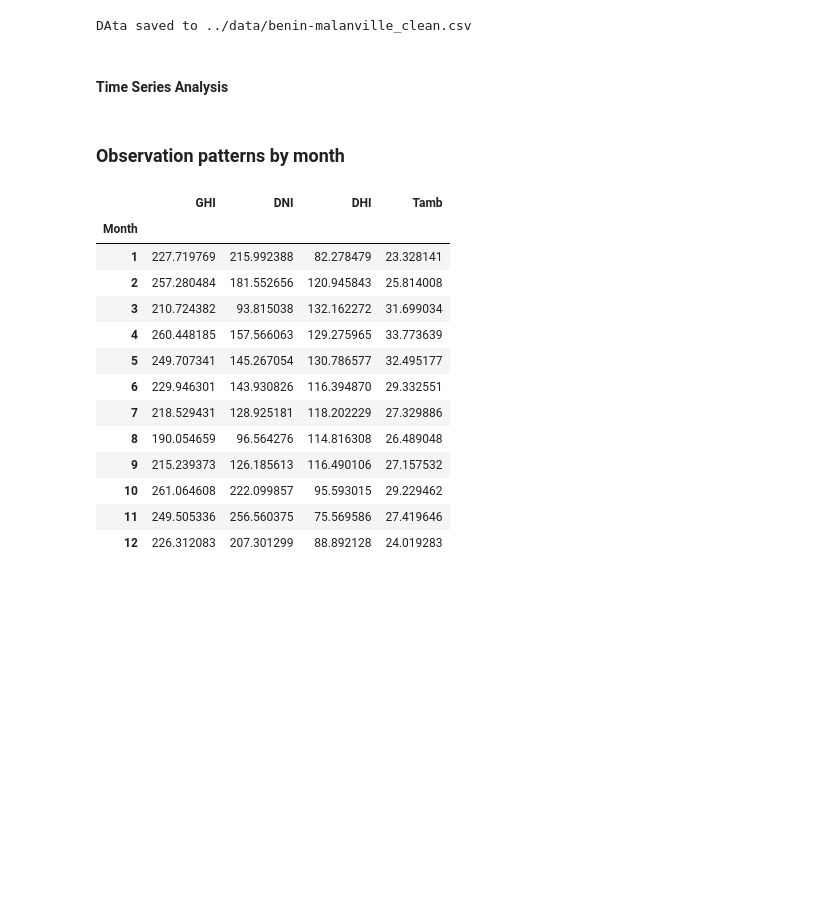
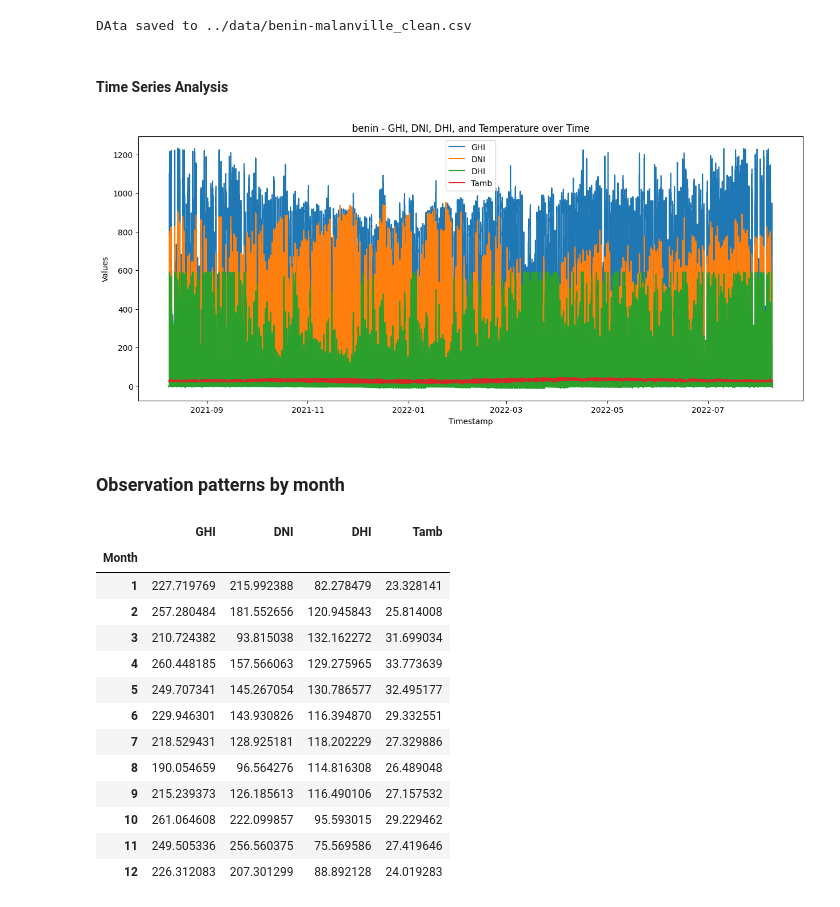
Before and after one commit to Aryam-21/solar-challenge-week0, a Jupyter notebook: notebooks/benin_eda.ipynb, the cells around one changed output. Cells and saved outputs as stored; diff of their text form; code cells hidden in the pictures; blank space fills up the shorter version.

```diff
--- a/notebooks/benin_eda.ipynb
+++ b/notebooks/benin_eda.ipynb
@@ -127,16 +129,20 @@ DAta saved to ../data/benin-malanville_clean.csv
 # %% [markdown]
 #### Time Series Analysis
 # %%
+clean_data['Timestamp'] = pd.to_datetime(clean_data['Timestamp'])
 clean_data = clean_data.sort_values('Timestamp')
-plt.figure(figsize=(14, 6))
-plt.plot(clean_data['Timestamp'], clean_data['GHI'], label='GHI', alpha=0.8)
-plt.plot(clean_data['Timestamp'], clean_data['DNI'], label='DNI', alpha=0.8)
-plt.plot(clean_data['Timestamp'], clean_data['DHI'], label='DHI', alpha=0.8)
-plt.plot(clean_data['Timestamp'], clean_data['Tamb'], label='Tamb (Temperature)', alpha=0.8)
+plt.figure(figsize=(15,6))
+
+sns.lineplot(x='Timestamp', y='GHI', data=clean_data, label='GHI')
+sns.lineplot(x='Timestamp', y='DNI', data=clean_data, label='DNI')
+sns.lineplot(x='Timestamp', y='DHI', data=clean_data, label='DHI')
+sns.lineplot(x='Timestamp', y='Tamb', data=clean_data, label='Tamb')
+plt.ylabel("Values")
 plt.xlabel("Timestamp")
-plt.ylabel("Values")
 plt.title("benin - GHI, DNI, DHI, and Temperature over Time")
 plt.show()
+# %% [output]
+[figure, added]
 # %% [markdown]
 ### Observation patterns by month
 # %%
```
Also changed, not shown: parts of 4 cells of this notebook.
